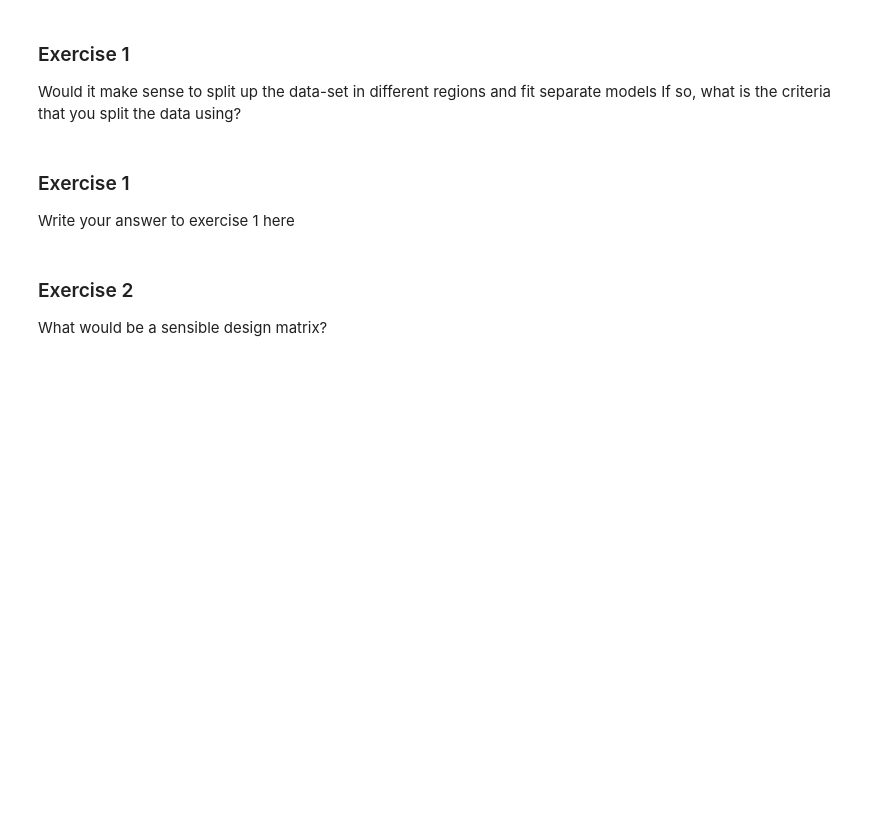
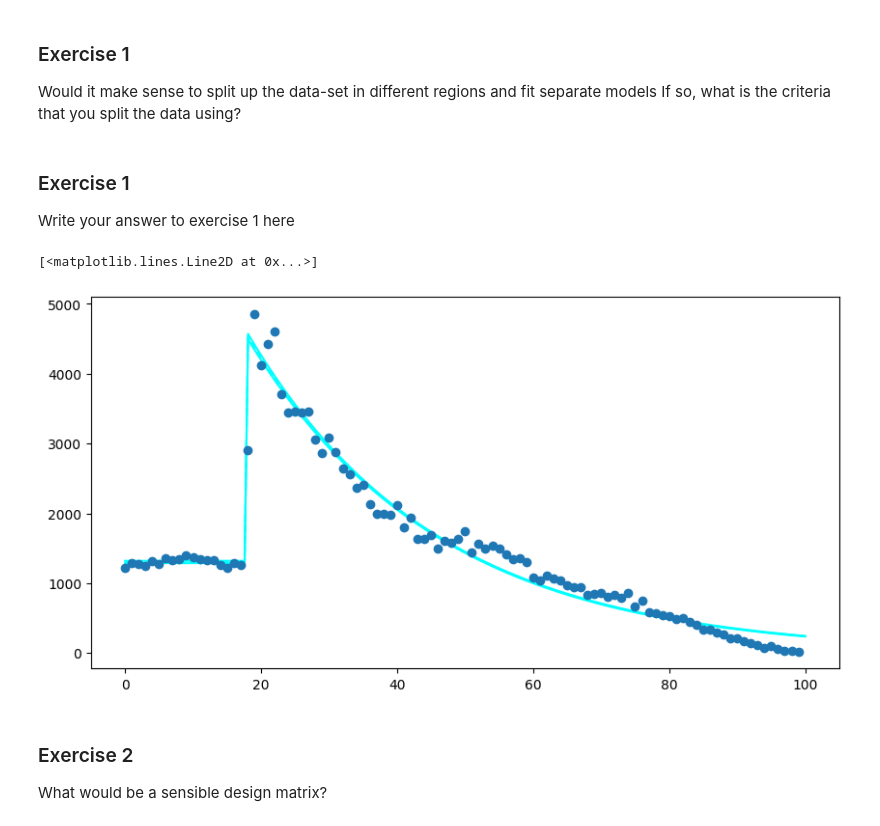
Before and after one commit to MatthewGregson123/fynesse_template, a Jupyter notebook: _notebooks/Practical_3.ipynb, the cells around one changed output. Cells and saved outputs as stored; diff of their text form; code cells hidden in the pictures; blank space fills up the shorter version.

```diff
--- a/_notebooks/Practical_3.ipynb
+++ b/_notebooks/Practical_3.ipynb
@@ -579,3 +653,42 @@ Write your answer to exercise 1 here
+# %%
+def create_cambridge_design(xs):
+  age_cutoff = 18
+  result = np.concatenate((
+      np.array([1 if xs[i] < age_cutoff else 0 for i in range(len(xs))]).reshape(-1,1),
+      np.array([0 if xs[i] < age_cutoff else 1 for i in range(len(xs))]).reshape(-1,1),
+      np.array([0 if xs[i] < age_cutoff else xs[i] for i in range(len(xs))]).reshape(-1,1),
+  ), axis=1)
+  return result
+# %%
+x = np.arange(0, len(age_df.loc['Cambridge']))
+y = age_df.loc['Cambridge'].to_numpy()
+
+age_cutoff = 18
+
+design = create_cambridge_design(np.arange(0, len(y)))
+
+# cambridge_model = sm.OLS(y, design)
+cambridge_model = sm.GLM(y, design, family=sm.families.Poisson())
+fitted_cambridge_model = cambridge_model.fit()
+
+x_pred = np.linspace(0,100,200).reshape(-1, 1)
+
+design_pred = create_cambridge_design(x_pred.reshape(200))
+
+y_pred = fitted_cambridge_model.get_prediction(design_pred).summary_frame(alpha=0.05)
+
+fig = plt.figure(figsize=(10, 5))
+ax = fig.add_subplot(111)
+ax.scatter(x, y, zorder=2)
+
+ax.plot(x_pred, y_pred['mean'], color='cyan', linestyle='--', zorder=1)
+ax.plot(x_pred, y_pred['mean_ci_lower'], color='cyan', linestyle='-', zorder=1)
+ax.plot(x_pred, y_pred['mean_ci_upper'], color='cyan', linestyle='-', zorder=1)
+
+# print(fitted_cambridge_model.summary())
+# %% [output]
+[<matplotlib.lines.Line2D at 0x...>]
+[figure, added]
 # %% [markdown]
 ### Exercise 2
 
```
Also changed, not shown: parts of 22 cells of this notebook.
